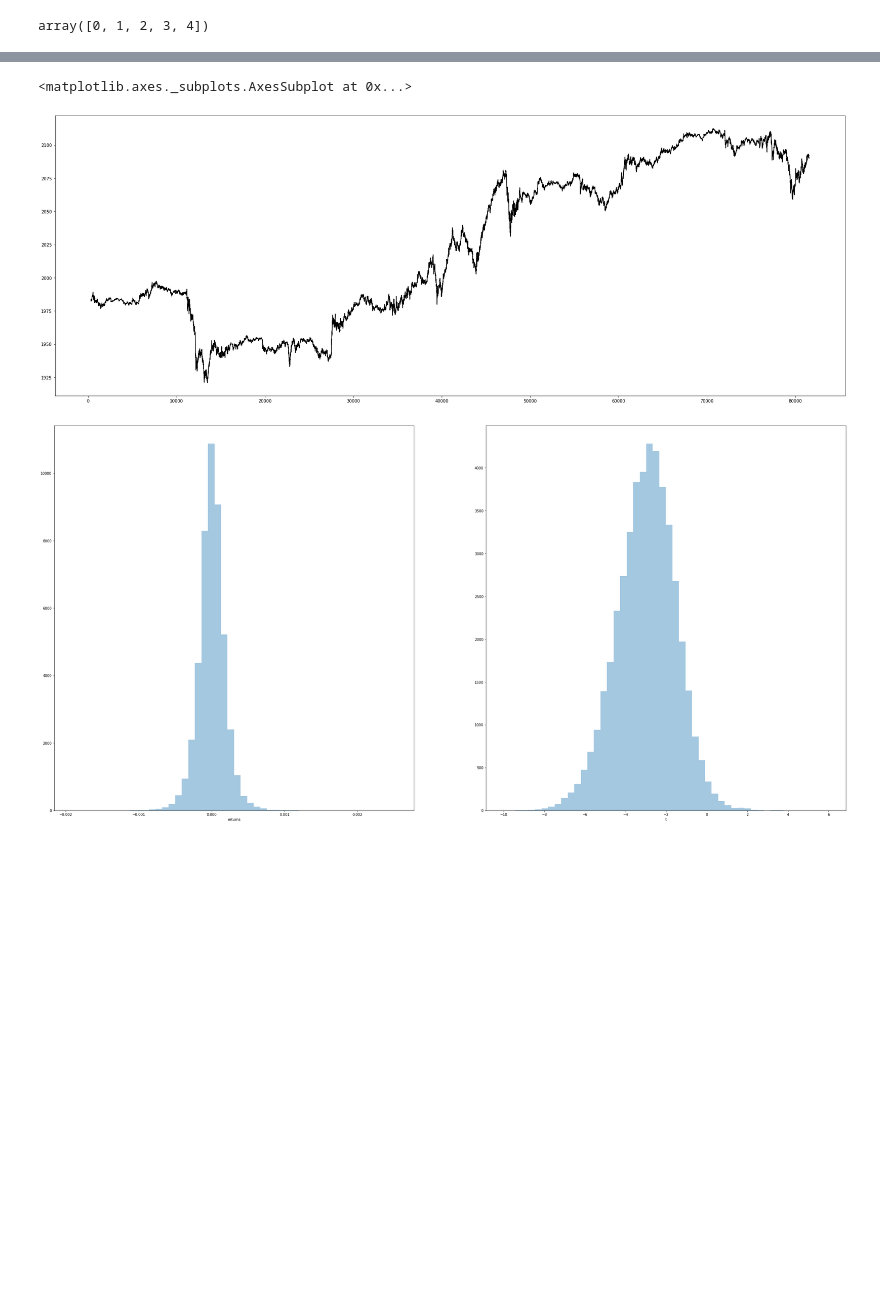
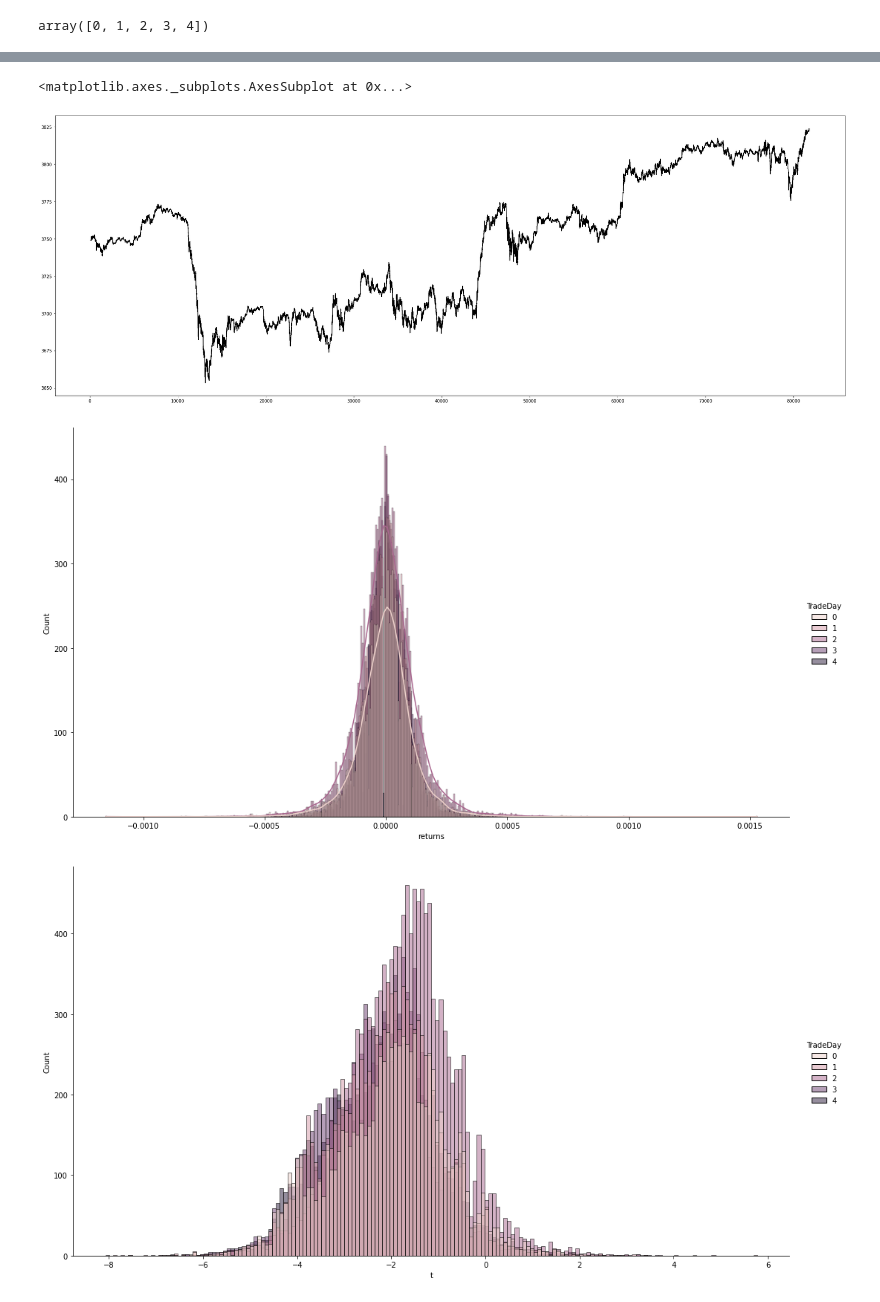
Before and after one commit to hublun/TWSApi, a Jupyter notebook: TWS_BackTesting.ipynb, the cells around one changed output, grey strips where cells are left out. Drawn from its saved outputs; the diff is of its cells as text; code cells hidden in the pictures; blank space fills up the shorter version.

```diff
--- a/TWS_BackTesting.ipynb
+++ b/TWS_BackTesting.ipynb
@@ -6,7 +6,7 @@ import numpy as np
 import matplotlib.pyplot as plt
 import seaborn as sns
 # %%
-df = pd.read_pickle('/content/drive/MyDrive/TWS/Weekly5S/M2K20210103_to_20210108170000.pkl')
+df = pd.read_pickle('/content/drive/MyDrive/TWS/Weekly5S/SP500/MES20210103_to_20210108170000.pkl')
 # %%
 df["Time"] = pd.to_datetime(df["time"], format='%Y%m%d  %H:%M:%S', yearfirst=True)
 # %%
@@ -71,15 +71,16 @@ dtype: float64
 df.avg.plot(figsize=(33,12), colormap="copper")
 # %% [output]
 <matplotlib.axes._subplots.AxesSubplot at 0x...>
-[figure, old version]
+[figure, new version]
 # %%
 a4_dims = (40,20)
-fig, axes = plt.subplots(nrows=1,ncols=2,figsize=a4_dims)
-sns.distplot(df.returns, kde=False, ax=axes[0])
-sns.distplot(df.t, kde=False, ax=axes[1])
+#fig, axes = plt.subplots(nrows=1,ncols=2,figsize=a4_dims)
+sns.displot(data=df,x="returns" ,kde=True, hue="TradeDay",height=8, aspect=1.8)
+sns.displot(data=df,x="t",hue="TradeDay" ,color="Hour",height=8, aspect=1.8)
 plt.show()
 # %% [output]
-[figure, old version]
+[figure, new version]
+[figure, added]
 # %%
 # a4_dims = (40,50)
 # fig, axes = plt.subplots(nrows=4,ncols=1,figsize=a4_dims)
```
Also changed, not shown: parts of 7 cells of this notebook.
